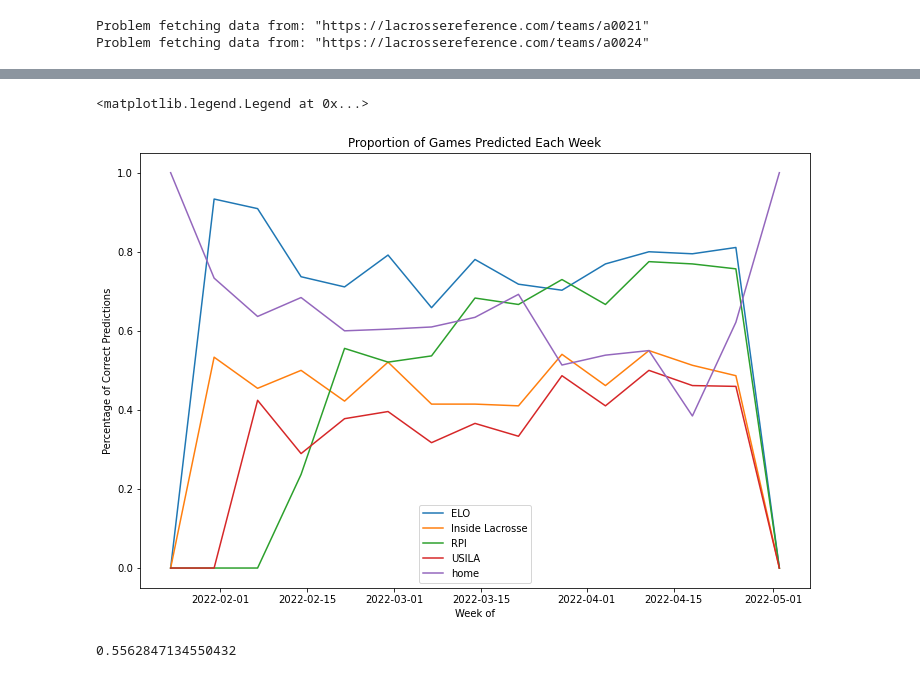
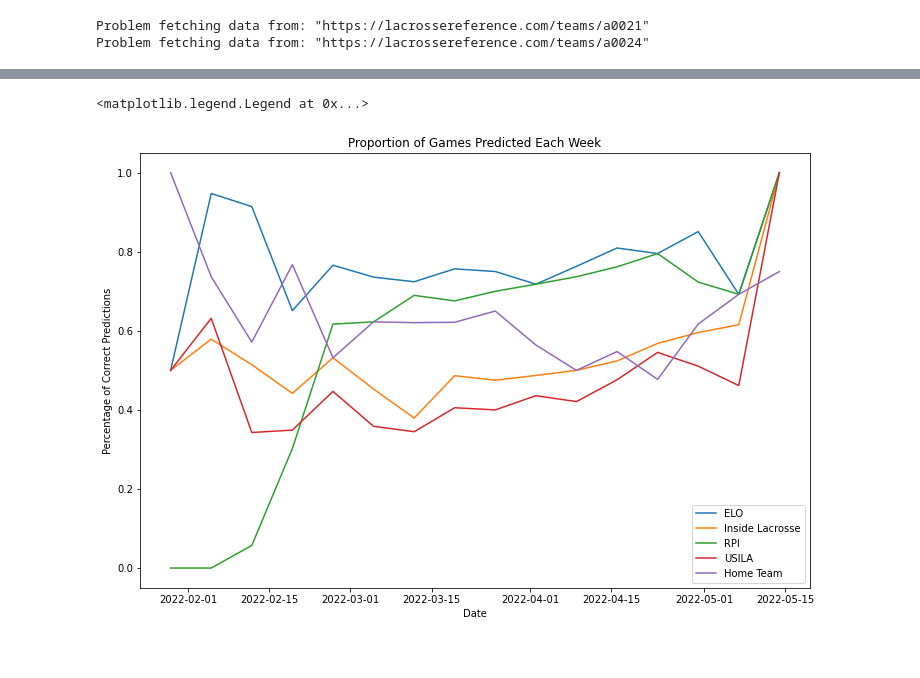
Before and after one commit to ehuegler/LacrosseStatistics, a Jupyter notebook: lacrosse_statistics.ipynb, the cells around one changed output, grey strips where cells are left out. Cells and saved outputs as stored; diff of their text form; code cells hidden in the pictures.

```diff
--- a/lacrosse_statistics.ipynb
+++ b/lacrosse_statistics.ipynb
@@ -52,7 +52,7 @@ def remove_record(str):
     return str
 
 # some of the sites I am scrapping from will not respond unless the user agent string is set
-headers = {"User-Agent": "Mozilla/5.0 (Windows NT 10.0; Win64; x64)"}
+headers = {"User-Agent": "Lax-Stats-Bot"}
 
 # These are the names that need to be replaced so that all the data sources have standard
 # names and I do not run into issues with some teams being called different things in
@@ -78,8 +78,8 @@ team_names = {
   'Saint Joseph’s': 'Saint Joseph\'s'
 }
 
-
-season_dates = pd.date_range('2022-01-29', datetime.now())
+# All of the games in the regular season happen between these dates
+season_dates = pd.date_range('2022-01-29', '2022-5-15')
 # %%
 # empty dataframes to store data in
 df_games = pd.DataFrame()
@@ -385,13 +514,22 @@ Lets take a look at the predictive power of elo over the weeks
 # %%
-# its getting mad because some teams have no games before the dat
 
-def add_guess(row):
+def add_predictions(row):
+  # Get the details of this game
   winner = row['winner']
   team1, team2 = row['home'], row['away']
+  date = row['date']
+
+  # get all the rankings for both teams.
   elo1, elo2 = get_elo(team1, date), get_elo(team2, date)
-  rpi1, rpi2 = get_rpi(team1, date), get_rpi(team2, date)
   ilax1, ilax2 = get_ilax(team1, date), get_ilax(team2, date)
   usila1, usila2 = get_usila(team1, date), get_usila(team2, date)
+
+  (a1, b1, c1), (a2, b2, c2) = get_rpi(team1, date), get_rpi(team2, date)
+  rpi1, rpi2 = a1 * 0.25 + b1 * 0.50 + c1 * 0.25, a2 * 0.25 + b2 * 0.50 + c2 * 0.25
+
+  row['home_rpi_factors'] = (a1, b1, c1)
+  row['away_rpi_factors'] = (a2, b2, c2)
+
   # elo
   if elo1 > elo2 and winner == team1:
     row['elo'] = 1
@@ -421,17 +559,7 @@ def add_guess(row):
   else:
     row['usila'] = 0
   # home team
-  row['home'] = 1 if winner == team1 else 0
+  row['pred_home'] = 1 if winner == team1 else 0
   return row
 
-df_weekly_results = pd.DataFrame()
-for date in pd.date_range('2022-01-24', datetime.today(), freq='7D'):
-  games = df_schedule[(df_schedule['date'] >= date) & (df_schedule['date'] < (date + pd.Timedelta('7D')))].copy()
-  games = games.apply(lambda x : add_guess(x), axis=1)
-
-  means = games.mean(numeric_only=True)
-  means['num'] = len(games)
-  means.name = date
-  df_weekly_results = df_weekly_results.append(means)
-
-df_weekly_results
+df_schedule = df_schedule.apply(add_predictions, axis=1)
@@ -457,15 +579,14 @@ Bellarmine could nor be found
 # %%
+df_weekly_results = df_schedule.groupby(pd.Grouper(key='date', freq='7D')).mean()
+
+
 fig, ax = plt.subplots(figsize=(12,8))
 ax.set_title('Proportion of Games Predicted Each Week')
 ax.set_ylabel('Percentage of Correct Predictions')
-ax.set_xlabel('Week of')
+ax.set_xlabel('Date')
 
-ax.plot(df_weekly_results[['elo', 'ilax', 'rpi', 'usila', 'home']])
-ax.legend(['ELO', 'Inside Lacrosse', 'RPI', 'USILA', 'home'])
+ax.plot(df_weekly_results.index, df_weekly_results[['elo', 'ilax', 'rpi', 'usila', 'pred_home']])
+ax.legend(['ELO', 'Inside Lacrosse', 'RPI', 'USILA', 'Home Team'])
 # %% [output]
 <matplotlib.legend.Legend at 0x...>
-[figure, old version]
+[figure, new version]
-# %%
-get_rpi('Jacksonville', '5-4-2022')
-# %% [output]
-0.5562847134550432
```
Also changed, not shown: parts of 35 cells of this notebook.
